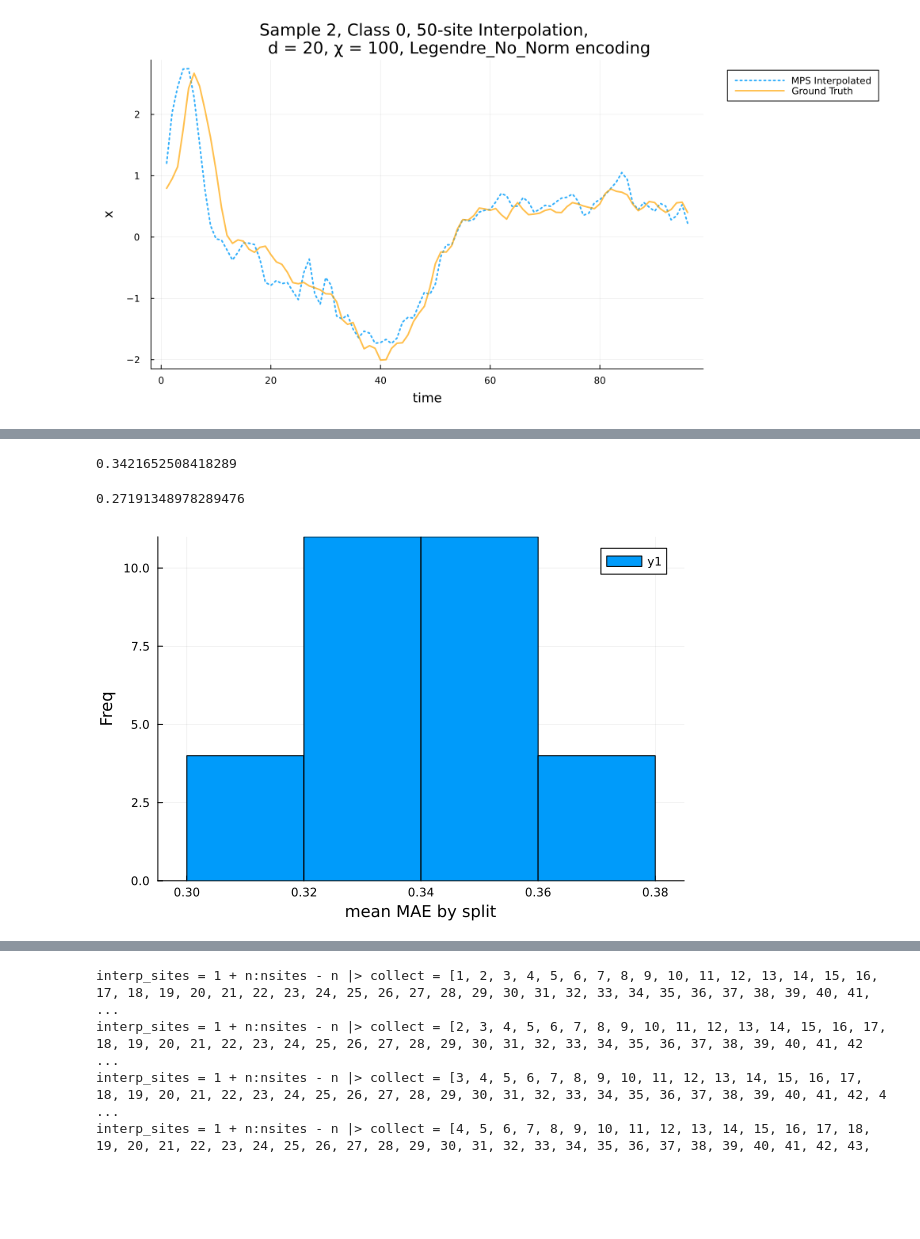
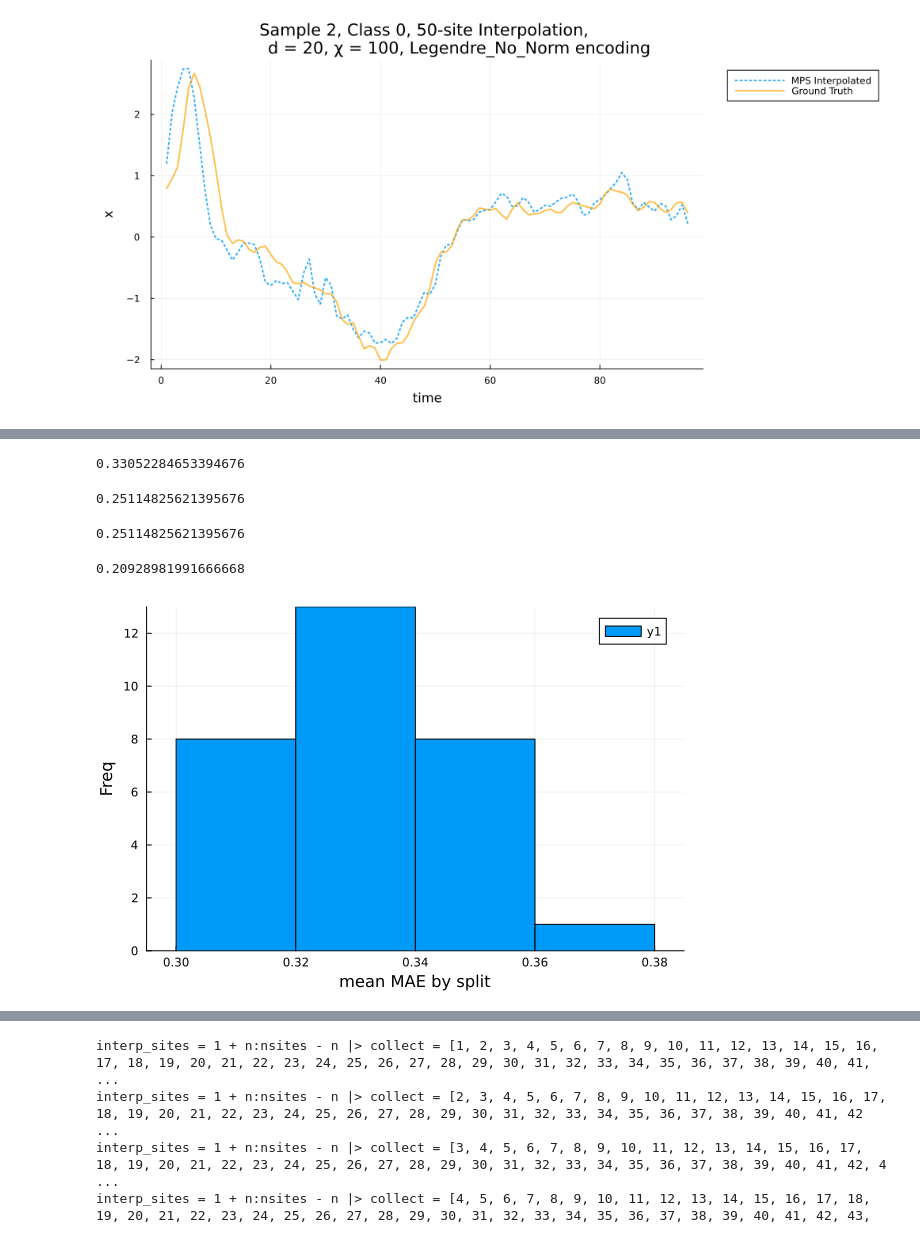
Before and after one commit to jmoo2880/QuantumInspiredML, a Jupyter notebook: Interpolation/Interp_benchmarks/NN_test.ipynb, the cells around one changed output, grey strips where cells are left out. Drawn from its saved outputs; the diff is of its cells as text; code cells hidden in the pictures; blank space fills up the shorter version.

```diff
--- a/Interpolation/Interp_benchmarks/NN_test.ipynb
+++ b/Interpolation/Interp_benchmarks/NN_test.ipynb
@@ -317,27 +291,35 @@ end
 └ @ Main /home/noodles/Documents/QML Project/QuantumInspiredML/Interpolation/ForecastingMainNew.jl:534
 ... (12 outputs left out)
 # %%
-means = Vector{Float64}(undef, length(stats))
-meds= Vector{Float64}(undef, length(stats))
+means2 = Vector{Float64}(undef, length(stats))
+meds2= Vector{Float64}(undef, length(stats))
 
 for (i,stat) in enumerate(stats)
     df = vcat(DataFrame.(stat)...)
 
-    means[i] = (df |> describe)[!,2][1]
-    meds[i] = (df |> describe)[!,4][1]
+    means2[i] = (df |> describe)[!,2][1]
+    meds2[i] = (df |> describe)[!,4][1]
 end
+# %%
+means2 |> mean
+# %% [output]
+0.33052284653394676
+# %%
+means |> mean
+# %% [output]
+0.25114825621395676
 # %%
 means |> mean
 # %% [output]
-0.3421652508418289
+0.25114825621395676
 # %%
 meds |> median
 # %% [output]
-0.27191348978289476
+0.20928981991666668
 # %%
-histogram(means, ylabel="Freq", xlabel="mean MAE by split")
+histogram(means2, ylabel="Freq", xlabel="mean MAE by split")
 # %% [output]
-[figure, old version]
+[figure, new version]
 # %%
 
 
```
Also changed, not shown: parts of 11 cells of this notebook.
